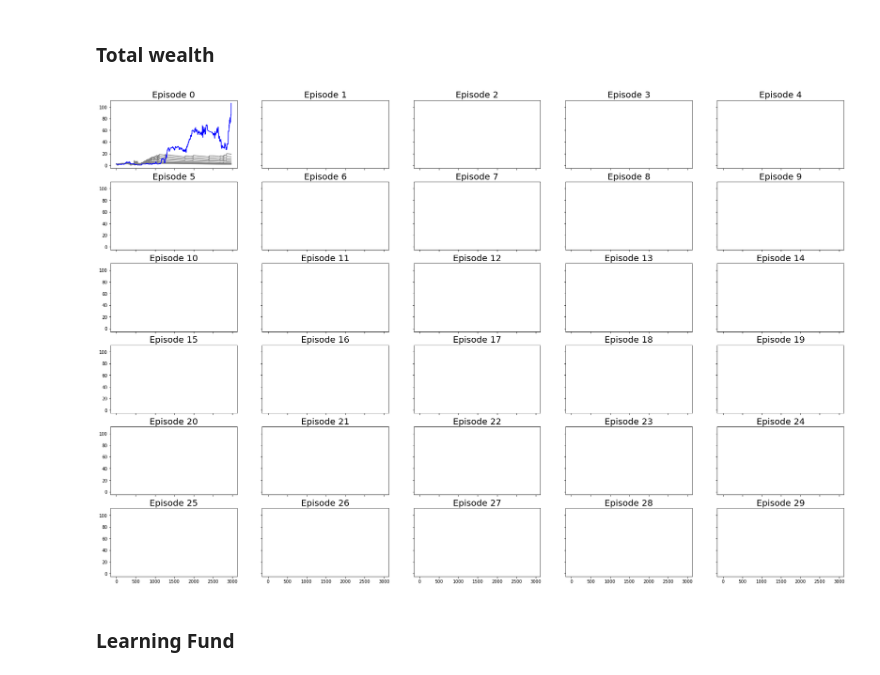
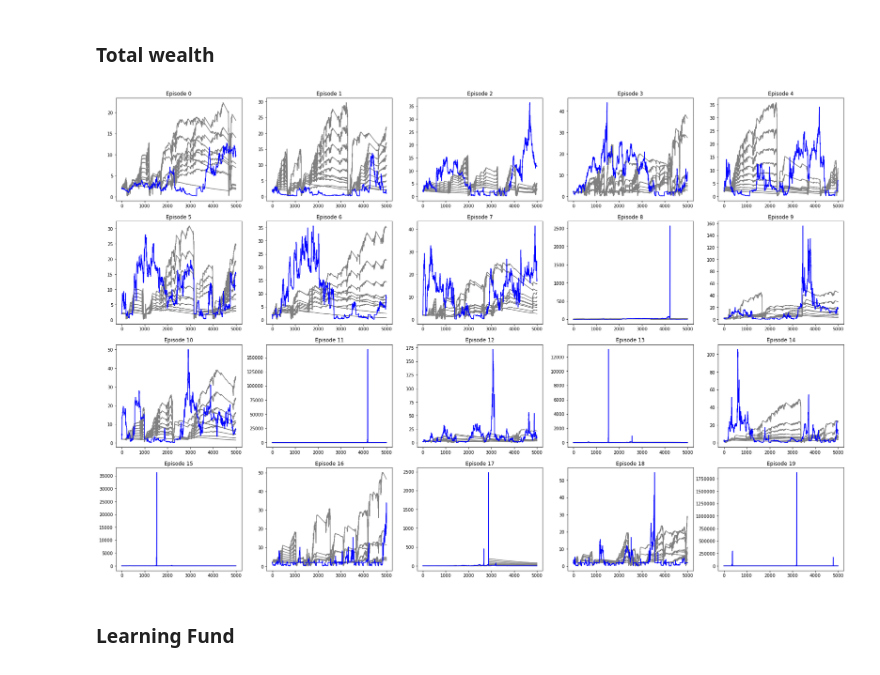
Before and after one commit to sertainly/intelligent_fund_via_RL, a Jupyter notebook: visualization.ipynb, the cells around one changed output. Saved outputs shown, nothing was run; the diff lists cells and outputs as text; code cells hidden in the pictures.

```diff
--- a/visualization.ipynb
+++ b/visualization.ipynb
@@ -6,7 +6,7 @@ import numpy as np
 import matplotlib.pyplot as plt
 # %%
 
-filename = "./data/long_learning_data"
+filename = "./data/smart_data"
 
 # Getting back the objects:
 with open(filename, 'rb') as f:
@@ -15,28 +15,30 @@ with open(filename, 'rb') as f:
 ### Total wealth
 # %%
 # assumes 10 episodes
-fig, axes = plt.subplots(nrows=6, ncols=5, sharex=True,
-                         sharey=True,figsize=(30,20)
+fig, axes = plt.subplots(nrows=4, ncols=5,
+                         #sharex=True, sharey=True,
+                         figsize=(30,20)
                         )
 
 for i, ax in enumerate(axes.flatten()):
 
     for j in range(11):
         episode = np.array(funds_wealth_all_episodes[i])
         if j == 10:
             ax.plot(episode.T[j], color='blue')
         else:
             ax.plot(episode.T[j], color='gray')
 
-    ax.set_title("Episode {}".format(i), {'fontsize':20})
+    ax.set_title("Episode {}".format(i), #{'fontsize':20}
+                )
 
 # Fine-tune figure; make subplots farther from each other.
 fig.suptitle("", fontsize=30);
 
 # Saving
 #fig.savefig("./figures/{}.png".format(experiment_name))
 # %% [output]
-[figure, old version]
+[figure, new version]
 # %% [markdown]
 ### Learning Fund
 # %%
```
Also changed, not shown: parts of 3 cells of this notebook, 2 other files.
